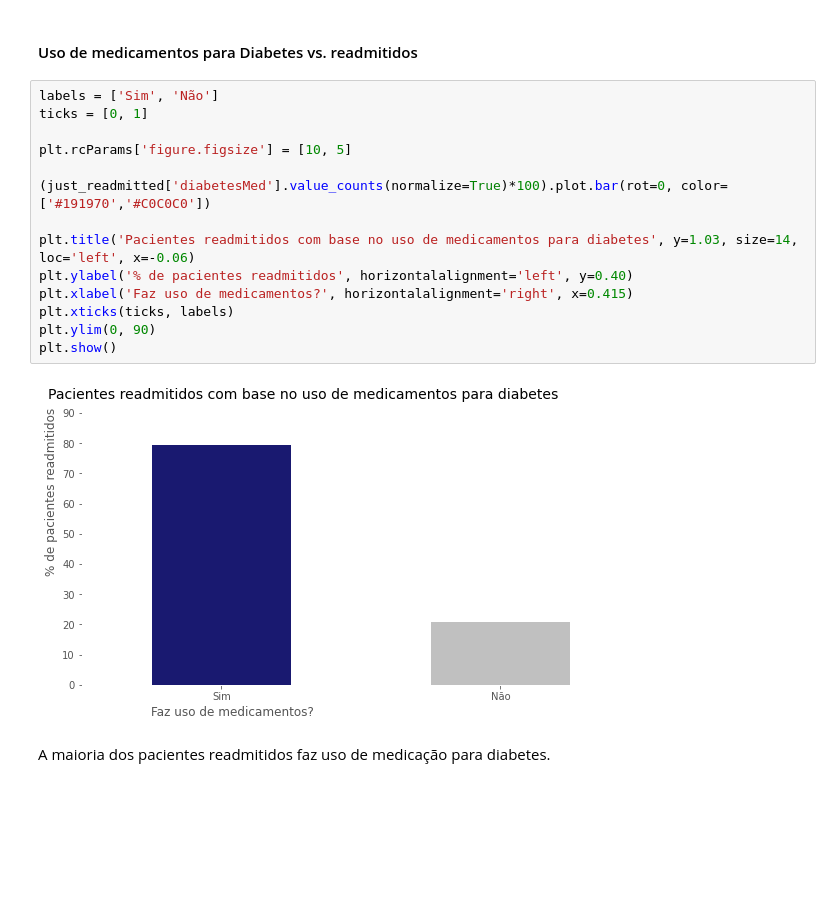
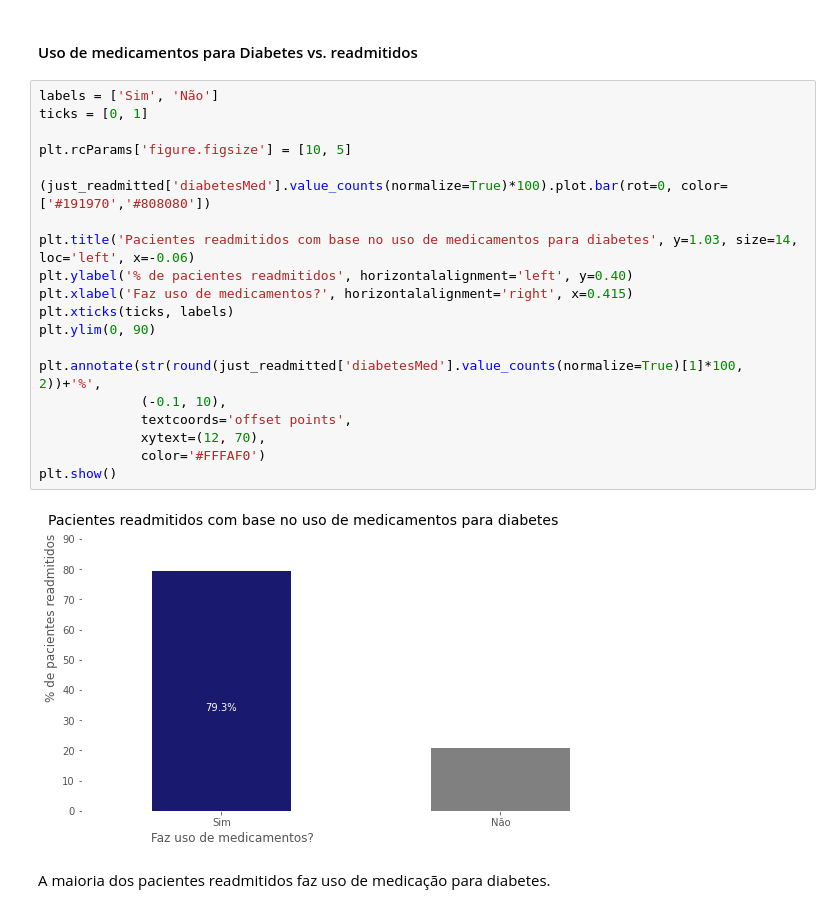
Before and after one commit to LilianeAquino/aed_projeto_3, a Jupyter notebook: template.ipynb, the cells around one changed output. Drawn from its saved outputs; the diff is of its cells as text; blank space fills up the shorter version.

```diff
--- a/template.ipynb
+++ b/template.ipynb
@@ -721,19 +767,25 @@ Com base na análise do primeiro, percebe-se que pacientes diagnosticado com **D
 # %%
 labels = ['Sim', 'Não']
 ticks = [0, 1]
 
 plt.rcParams['figure.figsize'] = [10, 5]
 
-(just_readmitted['diabetesMed'].value_counts(normalize=True)*100).plot.bar(rot=0, color=['#191970','#C0C0C0'])
+(just_readmitted['diabetesMed'].value_counts(normalize=True)*100).plot.bar(rot=0, color=['#191970','#808080'])
 
 plt.title('Pacientes readmitidos com base no uso de medicamentos para diabetes', y=1.03, size=14, loc='left', x=-0.06)
 plt.ylabel('% de pacientes readmitidos', horizontalalignment='left', y=0.40)
 plt.xlabel('Faz uso de medicamentos?', horizontalalignment='right', x=0.415)
 plt.xticks(ticks, labels)
 plt.ylim(0, 90)
+
+plt.annotate(str(round(just_readmitted['diabetesMed'].value_counts(normalize=True)[1]*100, 2))+'%',
+             (-0.1, 10),
+             textcoords='offset points',
+             xytext=(12, 70),
+             color='#FFFAF0')
 plt.show()
 # %% [output]
-[figure, old version]
+[figure, new version]
 # %% [markdown]
 A maioria dos pacientes readmitidos faz uso de medicação para diabetes.
 # %% [markdown]
```
Also changed, not shown: parts of 25 cells of this notebook.
